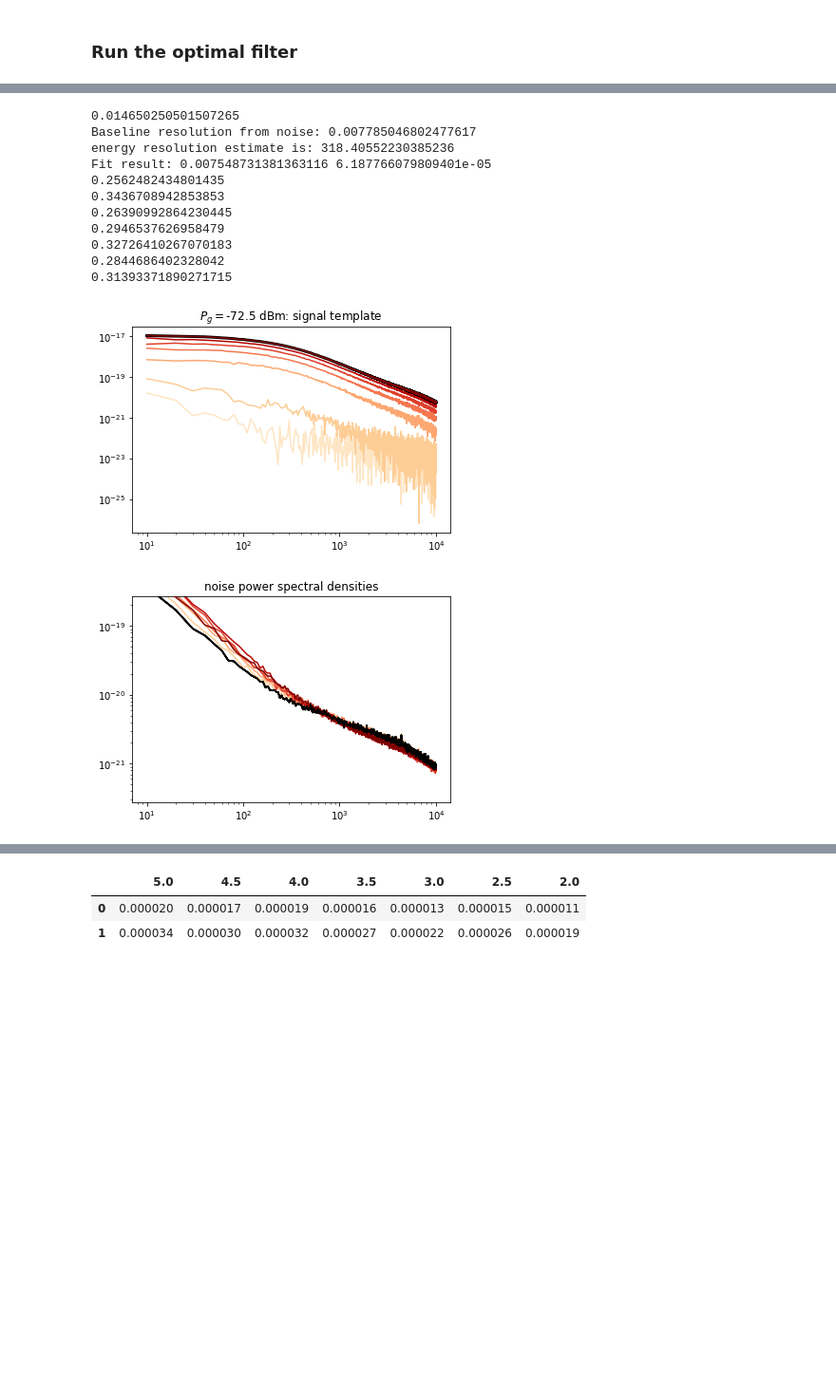
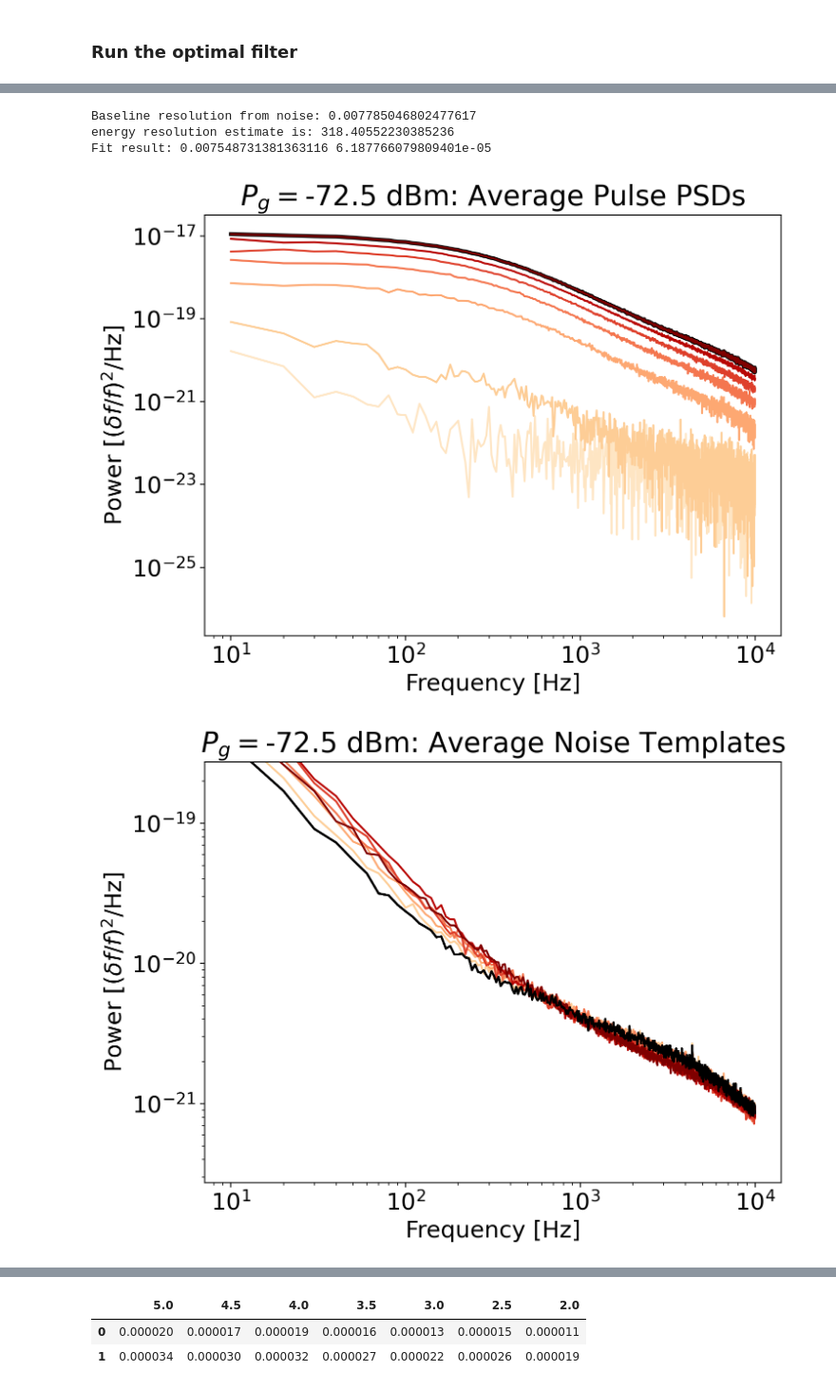
Before and after one commit to nkurinsky/NEXUS_RF, a Jupyter notebook: AnalysisNotebooks/230215 LED Data Analysis with Uncertainties.ipynb, the cells around one changed output, grey strips where cells are left out. Shown at 95% size. Saved outputs shown, nothing was run; the diff lists cells and outputs as text; code cells hidden in the pictures; blank space fills up the shorter version.

```diff
--- a/AnalysisNotebooks/230215 LED Data Analysis with Uncertainties.ipynb
+++ b/AnalysisNotebooks/230215 LED Data Analysis with Uncertainties.ipynb
@@ -1326,11 +1326,11 @@ for pulse_file in LED_files[::-1]:
     dk1, dk2, =                       Prf.quasiparticle_basis(df_f, d1_Q,
                                                               data_T     = 10.0e-3,
                                                               MB_results = MB_fit_vals,
-                                                              readout_f  = readout_f*1e-3)
+                                                              readout_f  = readout_f)
     dk1_timestream, dk2_timestream, = Prf.quasiparticle_basis(df_f_timestream, d1_Q_timestream,
                                                               data_T     = 10.0e-3,
                                                               MB_results = MB_fit_vals,
-                                                              readout_f  = readout_f*1e-3)
+                                                              readout_f  = readout_f)
 
     ## Baseline(mean)-subtract the average pulse, then find its stdev
     ## Using the last five samples of the average pulse to get mean, sdev
@@ -1691,13 +1691,12 @@ sum_errs  = pd.DataFrame()
 max_errs  = pd.DataFrame()
 # %%
 verbose = False
-# plt.rcParams.update({'font.size': 32})
+plt.rcParams.update({'font.size': 18})
 
 ## Create titles for the plots
 title      = r'$P_g=$' + str(rf_power-line_atten_dB) + ' dBm: '
-title_1    = title + 'signal template'
-title_2    = title + 'noise power spectral density'
-title_2    = 'noise power spectral densities'
+title_1    = title + 'Average Pulse PSDs'# (signal template)'
+title_2    = title + 'Average Noise Templates'# (noise template)'
 title_2p2  = 'noise power spectral densities at lowest F'
 title_2p1  = 'examples of V in time'
 title_2p5  = 'index of IFFT with peak value'
@@ -1706,6 +1705,8 @@ title_3p5  = title + 'cdf of pulse heights'
 title_4    = title #+ 'sigma vs mu'
 title_5    = title + 'residuals'
 
+plt.figure(title_1, figsize=(8,6), dpi=200)
+plt.figure(title_2, figsize=(8,6), dpi=200)
 plt.figure(title_3, figsize=(14,4.5))
 plt.figure(title_4, figsize=(14,5))
 plt.figure(title_5, figsize=(14,5))
@@ -1985,10 +1986,14 @@ for pulse_file in LED_files[::-1]:
 ## Format the plots
 plt.figure(title_1)
 ax = plt.gca(); ax.set_yscale('log'); ax.set_xscale('log')
+ax.set_xlabel('Frequency [Hz]')
+ax.set_ylabel(r'Power [$(\delta f/f)^2$/Hz]')
 plt.title(title_1)
 
 plt.figure(title_2)
 ax = plt.gca(); ax.set_yscale('log'); ax.set_xscale('log')
+ax.set_xlabel('Frequency [Hz]')
+ax.set_ylabel(r'Power [$(\delta f/f)^2$/Hz]')
 J_avg = np.mean(J)
 plt.ylim([1e-1*J_avg,1e2*J_avg])
 plt.title(title_2)
@@ -2005,10 +2010,8 @@ plt.ylabel(r"$J(f=f_\mathrm{min})$")
 line = lambda x, m, b: m*x + b
 min_fit_idx = 0
 
-xdata = Voltages[::-1][:-3]
-ydata = J_at_min_f[:-3]
-print(xdata)
-print(ydata)
+xdata = Voltages[::-1]#[:-3]
+ydata = J_at_min_f#[:-3]
 popt, pcov = curve_fit( line , xdata, ydata, p0=[0.04, -0.04] ) # p0=[0.4e-19, -0.4e-19] )
 plt.plot(Voltages, line(Voltages,popt[0],popt[1]), 'k-',label="Slope: "+str(popt[0]))
 plt.legend(loc='best')
@@ -2042,7 +2045,7 @@ plt.ylabel('Distribution Width (normalized to tallest pulse)'),#fontsize=18)
 plt.tight_layout()
 
 plt.figure()
-print(sigma.shape)
+# print(sigma.shape)
 for j in range(N_mask):
     plt.plot(np.mean(sigma,axis=0))
     plt.plot(optimal_t0,np.mean(sigma[optimal_t0]),ls='',marker='.',color='k')
@@ -2068,7 +2071,7 @@ p0 = [1e-1,1e-2]
 # f_fit_vals,_ = curve_fit(f,mu,sigma,p0,bounds=[(15*(0.008/2.6),7e-3),(40*(0.008/2.6),0.1)])
 # f_fit_vals,_ = curve_fit(sig,mus[sigmas<0.035],sigmas[sigmas<0.035],p0)
 f_fit_vals,_ = curve_fit(sig,mus,sigmas,p0)
-print(np.max(sigma))
+# print(np.max(sigma))
 # f_fit_vals,_ = curve_fit(sig2,mu,[p0[1]])
 
 sigma_0_E_pub = abs(f_fit_vals[0])/(f_fit_vals[1]/2.61)
@@ -2106,11 +2109,9 @@ for jj in np.arange(len(LED_files)):
     yval = fit_data[str(Voltages[jj])][1]
     xerr = fit_errs[str(Voltages[jj])][0]
     yerr = fit_errs[str(Voltages[jj])][1]
-#     print(yval, yerr)
     fval = sig(xval, *f_fit_vals)
     yval = 100.0 * (yval-fval)/fval
     yerr = 100.0 * yerr/fval
-    print(yerr)
     colr = cmap( (Voltages[jj]-1.5) / (np.max(Voltages)-1.5) )
     plt.errorbar(xval,yval,xerr=xerr,yerr=yerr,color=colr,marker='s',)
     plt.axhline(y=0,color='k',ls='--')
@@ -2129,6 +2130,7 @@ sum_errs.to_hdf(f_path,"sum err")
 max_errs.to_hdf(f_path,"max err")
 
 pd.DataFrame({"b7_res":np.array([b7_res])}).to_hdf(f_path,"b7_res")
+pd.DataFrame({"s0_fit":np.array([f_fit_vals[0]])}).to_hdf(f_path,"s0_fit")
 pd.DataFrame({"r_fit":np.array([f_fit_vals[1]])}).to_hdf(f_path,"r_fit")
 # %% [output]
 (PLOT)  Mu UC: 1.990954844141643e-05 Sig UC: 3.4223916015081584e-05
@@ -2144,13 +2143,5 @@ pd.DataFrame({"r_fit":np.array([f_fit_vals[1]])}).to_hdf(f_path,"r_fit")
-0.014650250501507265
 Baseline resolution from noise: 0.007785046802477617
 energy resolution estimate is: 318.40552230385236
 Fit result: 0.007548731381363116 6.187766079809401e-05
-0.2562482434801435
-0.3436708942853853
-0.26390992864230445
-0.2946537626958479
-0.32726410267070183
-0.2844686402328042
-0.31393371890271715
-[figure, old version]
+[figure, new version]
-[figure, old version]
+[figure, new version]
```
Also changed, not shown: parts of 1 cell of this notebook, 5 other files.
